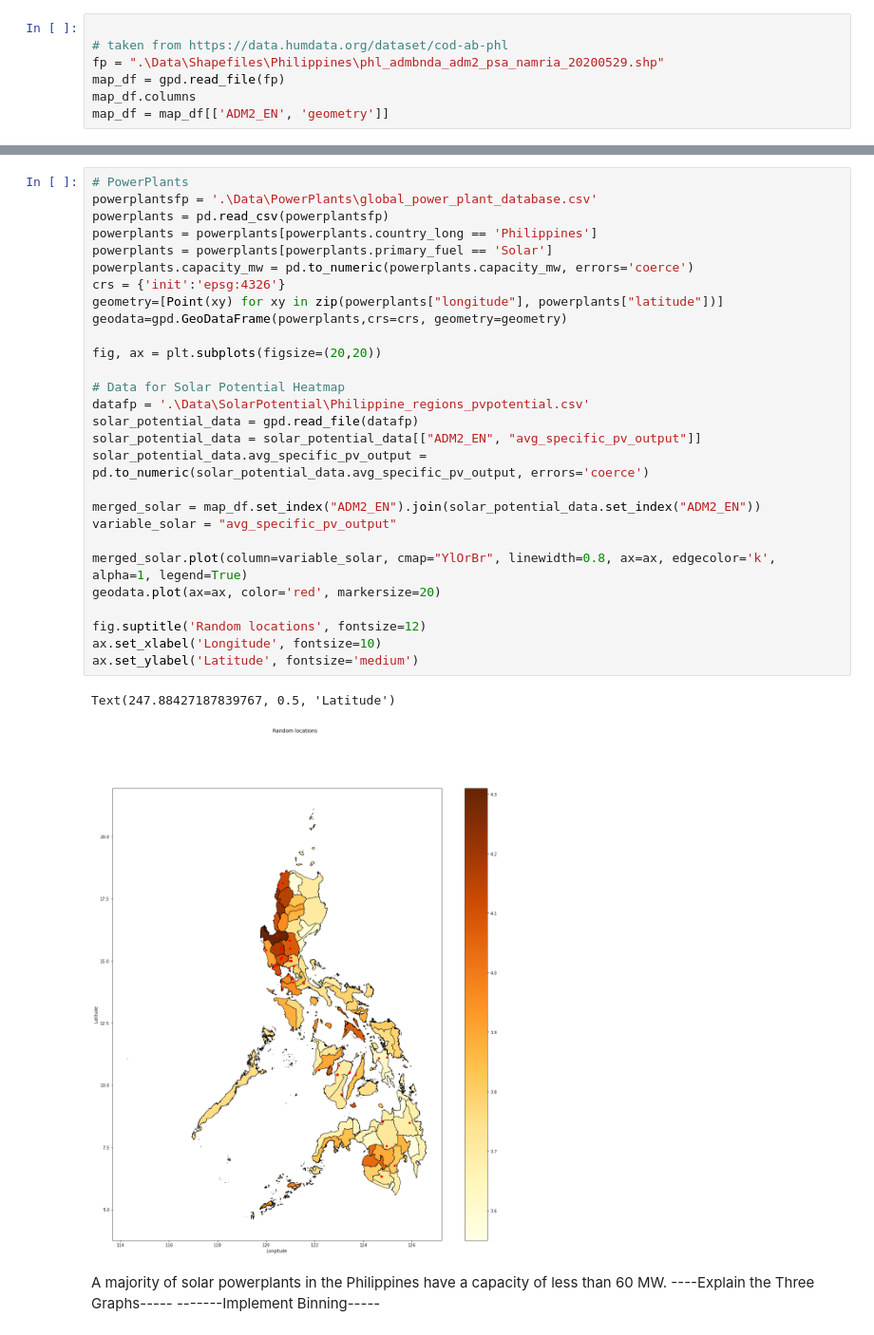
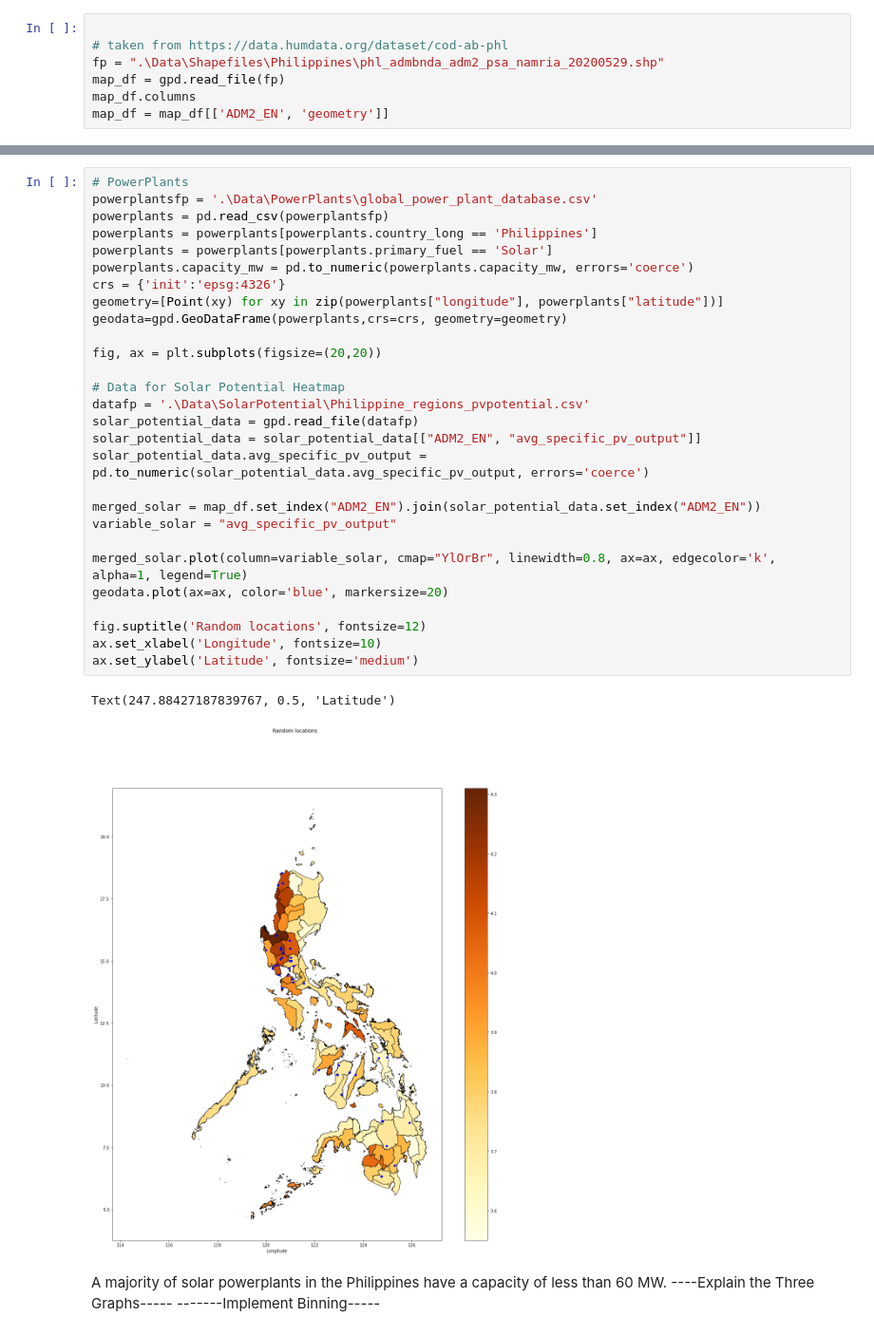
Before and after one commit to RaynorChavez/Solar-Wind-Energy-Analysis-Philippines, a Jupyter notebook: Philippines Solar and Wind Power Analysis.ipynb, the cells around one changed output, grey strips where cells are left out. Shown: that part at 95% size. Drawn from its saved outputs; the diff is of its cells as text.

```diff
--- a/Philippines Solar and Wind Power Analysis.ipynb
+++ b/Philippines Solar and Wind Power Analysis.ipynb
@@ -65,34 +91,34 @@ merged_solar.plot(column=variable_solar, cmap="YlOrBr", linewidth=0.8, ax=ax2, e
 # %%
 # PowerPlants
 powerplantsfp = '.\Data\PowerPlants\global_power_plant_database.csv'
 powerplants = pd.read_csv(powerplantsfp)
 powerplants = powerplants[powerplants.country_long == 'Philippines']
 powerplants = powerplants[powerplants.primary_fuel == 'Solar']
 powerplants.capacity_mw = pd.to_numeric(powerplants.capacity_mw, errors='coerce')
 crs = {'init':'epsg:4326'}
 geometry=[Point(xy) for xy in zip(powerplants["longitude"], powerplants["latitude"])]
 geodata=gpd.GeoDataFrame(powerplants,crs=crs, geometry=geometry)
 
 fig, ax = plt.subplots(figsize=(20,20))
 
 # Data for Solar Potential Heatmap
 datafp = '.\Data\SolarPotential\Philippine_regions_pvpotential.csv'
 solar_potential_data = gpd.read_file(datafp)
 solar_potential_data = solar_potential_data[["ADM2_EN", "avg_specific_pv_output"]]
 solar_potential_data.avg_specific_pv_output = pd.to_numeric(solar_potential_data.avg_specific_pv_output, errors='coerce')
 
 merged_solar = map_df.set_index("ADM2_EN").join(solar_potential_data.set_index("ADM2_EN"))
 variable_solar = "avg_specific_pv_output"
 
 merged_solar.plot(column=variable_solar, cmap="YlOrBr", linewidth=0.8, ax=ax, edgecolor='k', alpha=1, legend=True)
-geodata.plot(ax=ax, color='red', markersize=20)
+geodata.plot(ax=ax, color='blue', markersize=20)
 
 fig.suptitle('Random locations', fontsize=12)
 ax.set_xlabel('Longitude', fontsize=10)
 ax.set_ylabel('Latitude', fontsize='medium')
 # %% [output]
 Text(247.88427187839767, 0.5, 'Latitude')
-[figure, old version]
+[figure, new version]
 # %% [markdown]
 A majority of solar powerplants in the Philippines have a capacity of less than 60 MW. ----Explain the Three Graphs----- -------Implement Binning-----
 # %%
```
Also changed, not shown: parts of 3 cells of this notebook.
